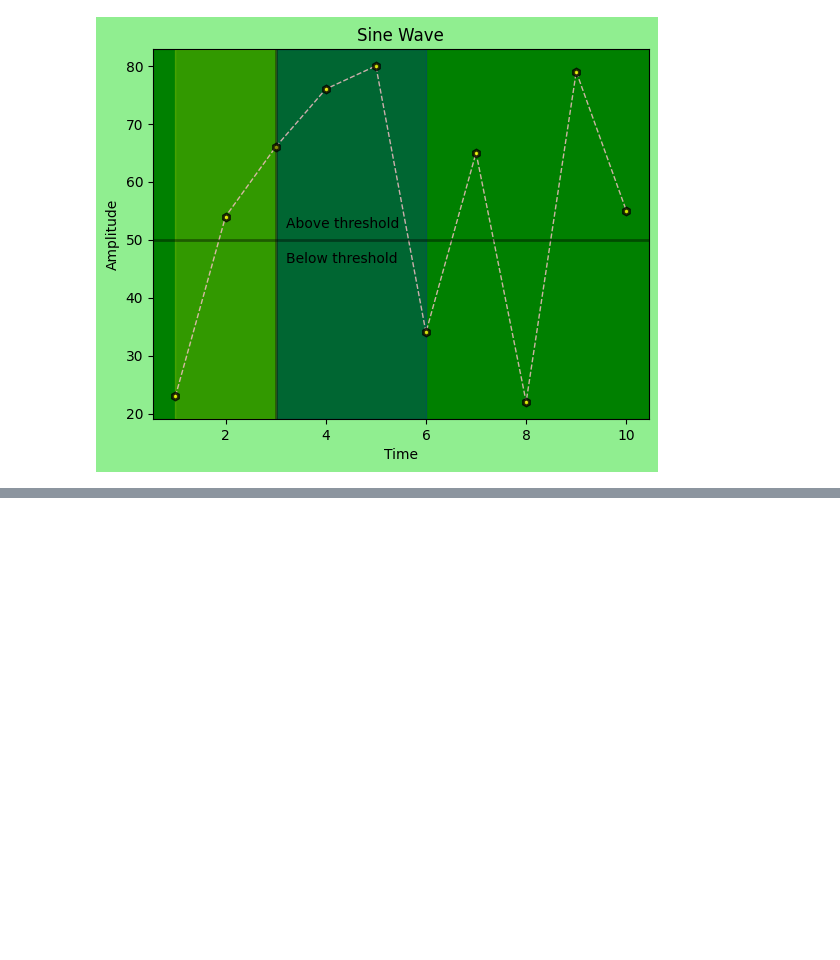
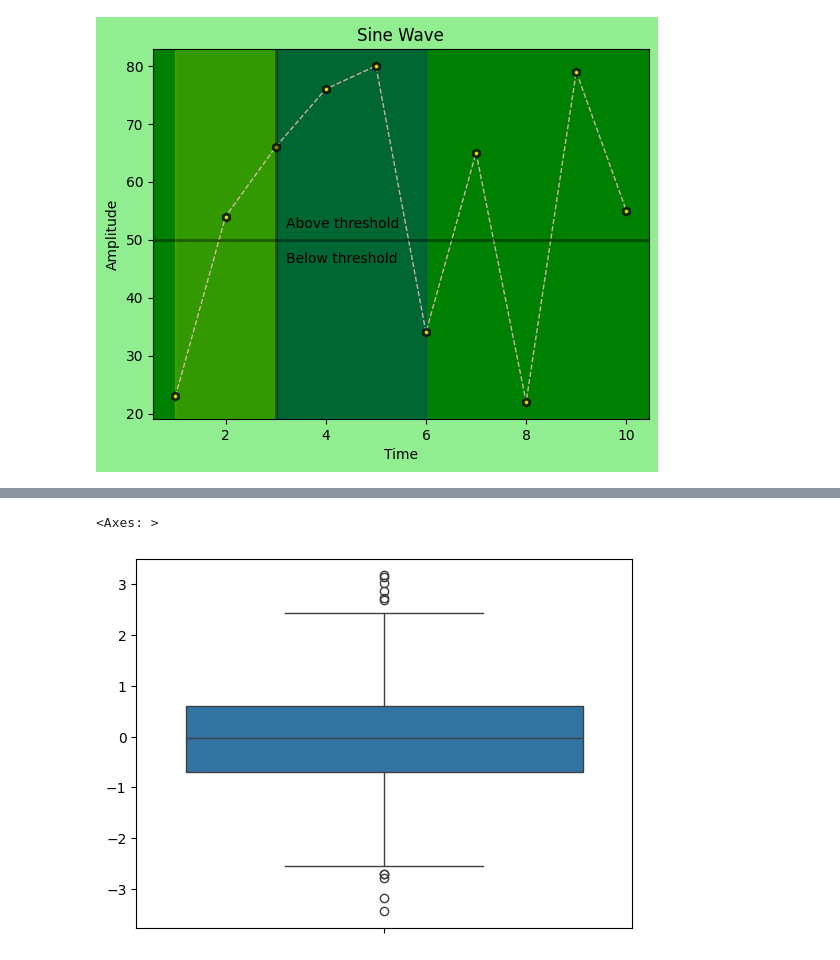
Before and after one commit to Mustufaa/Data-science, a Jupyter notebook: numpy.ipynb, the cells around one changed output, grey strips where cells are left out. Saved outputs shown, nothing was run; the diff lists cells and outputs as text; code cells hidden in the pictures; blank space fills up the shorter version.

```diff
--- a/numpy.ipynb
+++ b/numpy.ipynb
@@ -489,0 +539,5 @@ Text(0.5, 1.0, 'Scatter Plot')
+# %%
+sns.boxplot(x)
+# %% [output]
+<Axes: >
+[figure, added]
```
Also changed, not shown: parts of 38 cells of this notebook, 1 other file.
